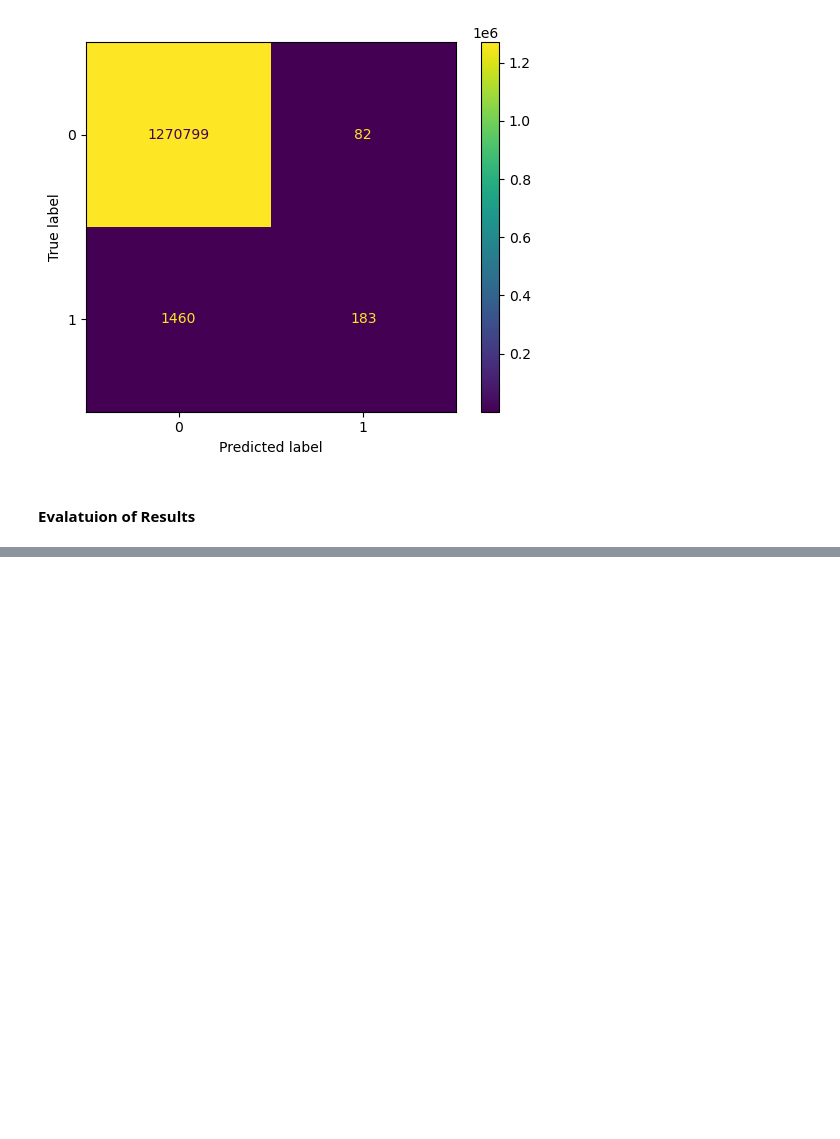
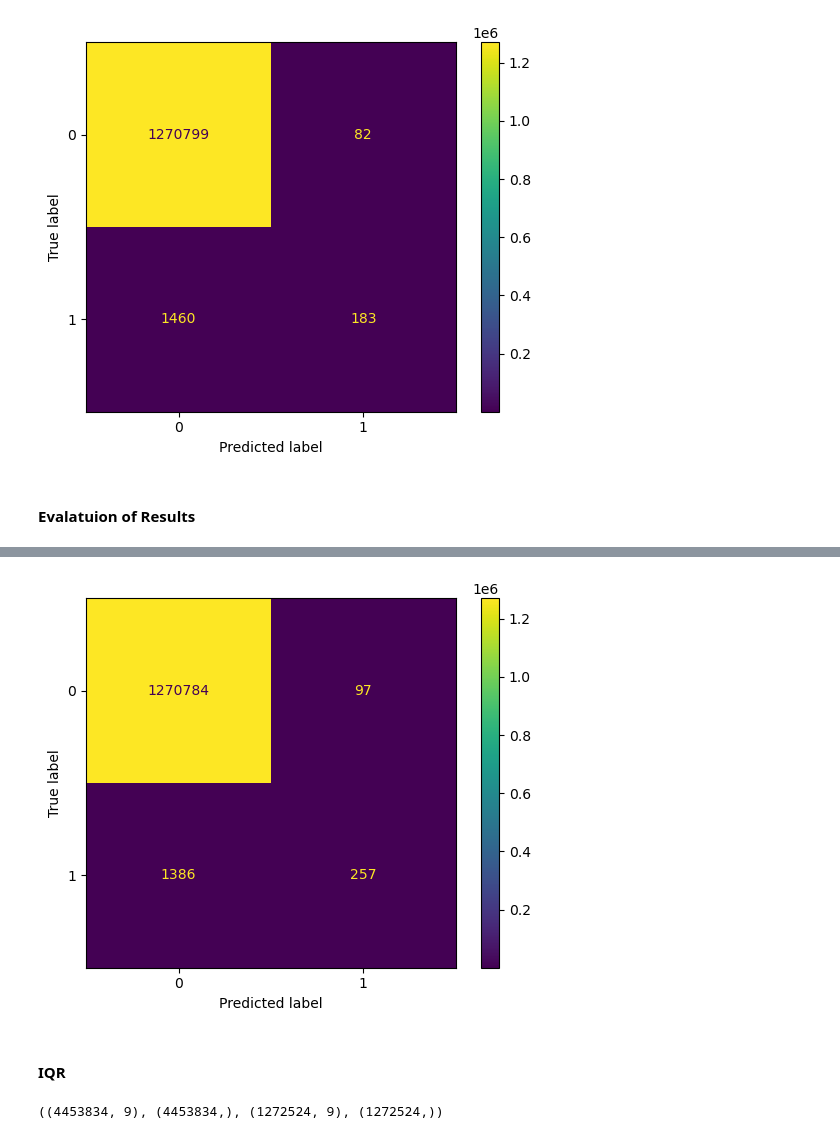
Before and after one commit to pponci/fraud_detection, a Jupyter notebook: notebooks/02_modeling.ipynb, the cells around one changed output, grey strips where cells are left out. Saved outputs shown, nothing was run; the diff lists cells and outputs as text; code cells hidden in the pictures; blank space fills up the shorter version.

Commit message:
worked on modeling notebook

```diff
--- a/notebooks/02_modeling.ipynb
+++ b/notebooks/02_modeling.ipynb
@@ -634,0 +651,3 @@ df_eval_all
+# %%
+normalize = None
+imbalance = None
@@ -634,0 +719,23 @@ df_eval_all
+# %%
+outliers = "z_score"
+
+data_prep_train = PrepDataset(
+    df = df_train,
+    df_name = "train",
+    outliers = outliers,
+    imbalance = imbalance,
+    normalize = normalize
+    )
+
+x_train, y_train = data_prep_train.return_x_y()
+
+data_prep_val = PrepDataset(
+    df = df_val,
+    df_name = "validation",
+    outliers= outliers,
+    imbalance = imbalance,
+    normalize = normalize)
+
+x_val, y_val = data_prep_val.return_x_y()
+
+x_train.shape, y_train.shape, x_val.shape, y_val.shape
@@ -634,0 +744,16 @@ df_eval_all
+# %%
+lgbm_class = LGBMClassifier(n_jobs = -1, random_state = seed)
+
+c_model_eval = ClassicModelsEvaluation(
+    x_train = x_train,
+    y_train = y_train,
+    x_val = x_val,
+    y_val = y_val,
+    df_eval = df_eval_outliers,
+    imbalance = imbalance,
+    outliers = outliers,
+    normalize = normalize,
+    model = lgbm_class,
+    model_name = "lgbm",
+    compute_cm = True
+)
@@ -634,0 +777,31 @@ df_eval_all
+# %%
+c_model_eval.plot_confusion_matrix()
+# %% [output]
+[figure, added]
+# %% [markdown]
+#### IQR
+# %%
+outliers = "iqr"
+
+data_prep_train = PrepDataset(
+    df = df_train,
+    df_name = "train",
+    outliers = outliers,
+    imbalance = imbalance,
+    normalize = normalize
+    )
+
+x_train, y_train = data_prep_train.return_x_y()
+
+data_prep_val = PrepDataset(
+    df = df_val,
+    df_name = "validation",
+    outliers= outliers,
+    imbalance = imbalance,
+    normalize = normalize)
+
+x_val, y_val = data_prep_val.return_x_y()
+
+x_train.shape, y_train.shape, x_val.shape, y_val.shape
+# %% [output]
+((4453834, 9), (4453834,), (1272524, 9), (1272524,))
```
Also changed, not shown: parts of 99 cells of this notebook.
